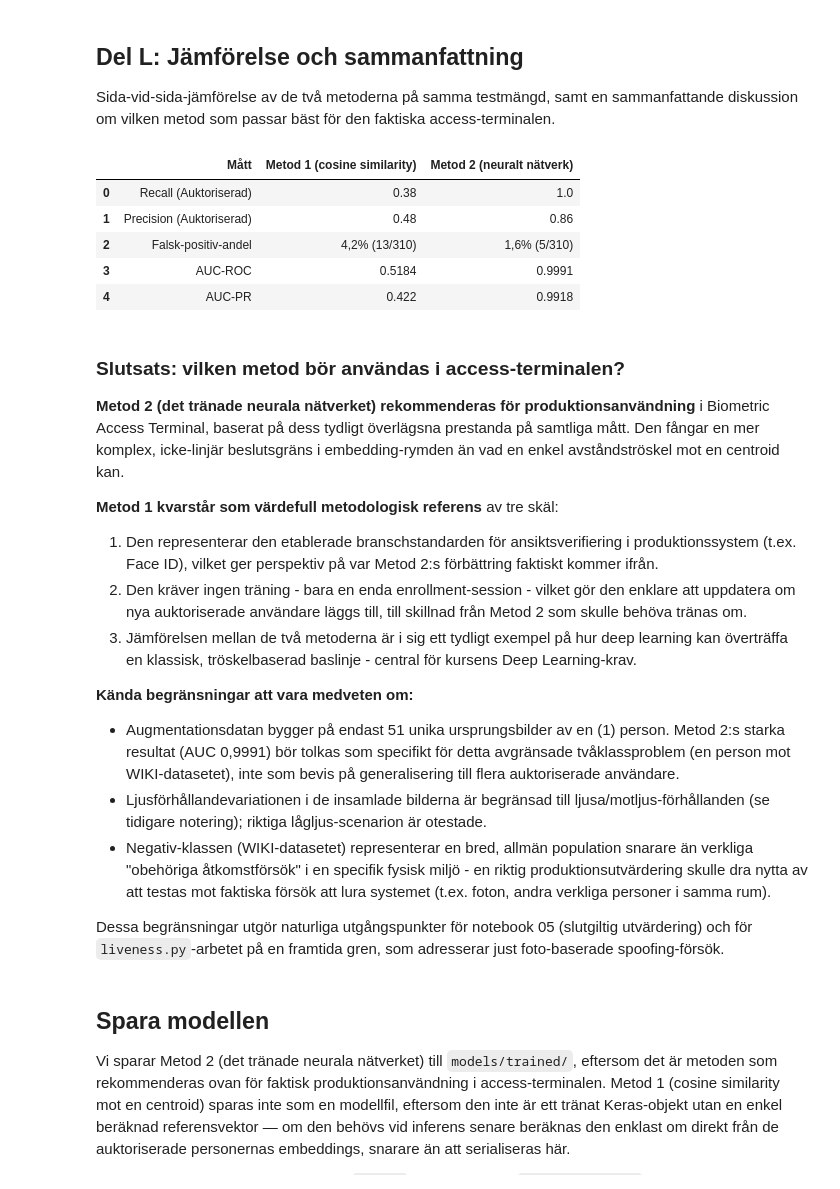
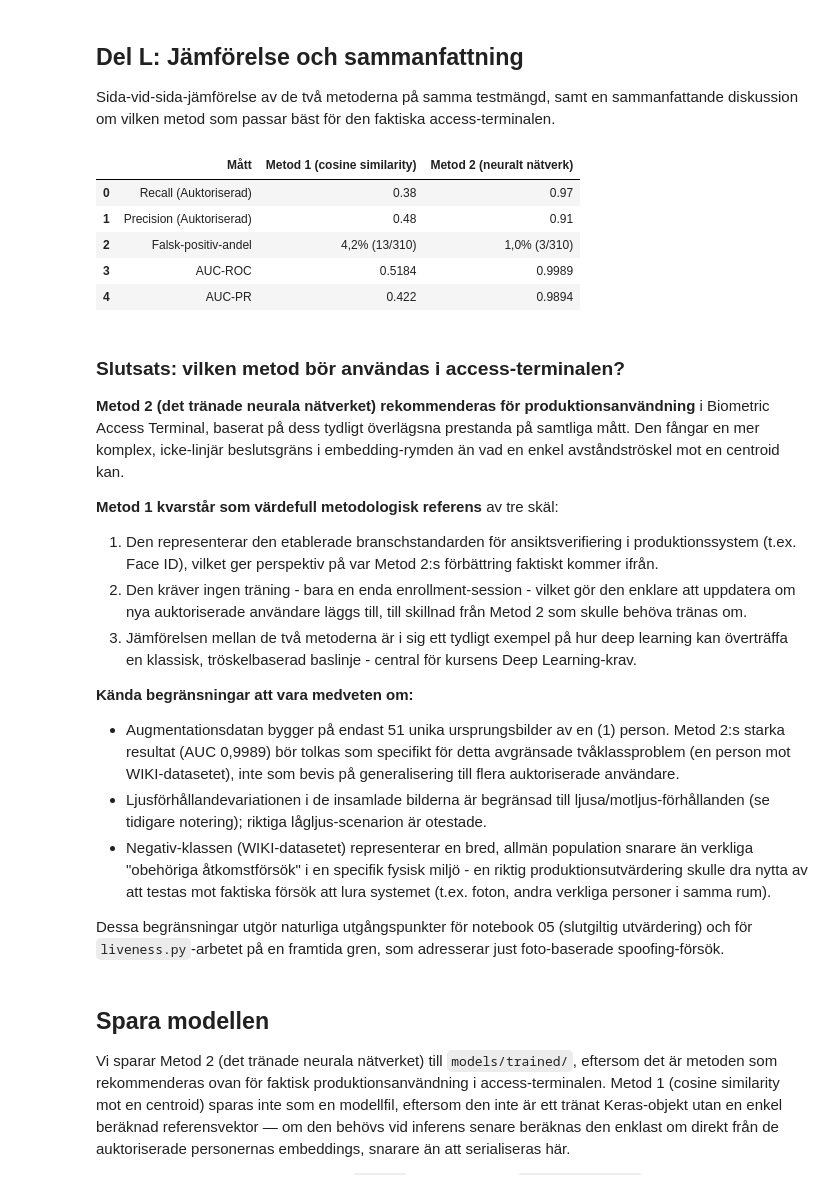
Before and after one commit to nicklasskoglund/biometric-access-terminal, a Jupyter notebook: notebooks/04_supervised_classification.ipynb, the cells around one changed output. Saved outputs shown, nothing was run; the diff lists cells and outputs as text; code cells hidden in the pictures.

```diff
--- a/notebooks/04_supervised_classification.ipynb
+++ b/notebooks/04_supervised_classification.ipynb
@@ -902,17 +1023,17 @@ access-terminalen.
 # %%
 comparison_df = pd.DataFrame({
     "Mått": ["Recall (Auktoriserad)", "Precision (Auktoriserad)", "Falsk-positiv-andel", "AUC-ROC", "AUC-PR"],
     "Metod 1 (cosine similarity)": [0.38, 0.48, "4,2% (13/310)", 0.5184, 0.4220],
-    "Metod 2 (neuralt nätverk)": [1.00, 0.86, "1,6% (5/310)", 0.9991, 0.9918],
+    "Metod 2 (neuralt nätverk)": [0.97, 0.91, "1,0% (3/310)", 0.9989, 0.9894],
 })
 comparison_df
 # %% [output]
 |  | Mått | Metod 1 (cosine similarity) | Metod 2 (neuralt nätverk) |
-| 0 | Recall (Auktoriserad) | 0.38 | 1.0 |
-| 1 | Precision (Auktoriserad) | 0.48 | 0.86 |
-| 2 | Falsk-positiv-andel | 4,2% (13/310) | 1,6% (5/310) |
-| 3 | AUC-ROC | 0.5184 | 0.9991 |
-| 4 | AUC-PR | 0.422 | 0.9918 |
+| 0 | Recall (Auktoriserad) | 0.38 | 0.97 |
+| 1 | Precision (Auktoriserad) | 0.48 | 0.91 |
+| 2 | Falsk-positiv-andel | 4,2% (13/310) | 1,0% (3/310) |
+| 3 | AUC-ROC | 0.5184 | 0.9989 |
+| 4 | AUC-PR | 0.422 | 0.9894 |
 # %% [markdown]
 ### Slutsats: vilken metod bör användas i access-terminalen?
 
@@ -934,7 +1055,7 @@ embedding-rymden än vad en enkel avståndströskel mot en centroid kan.
 
 **Kända begränsningar att vara medveten om:**
 - Augmentationsdatan bygger på endast 51 unika ursprungsbilder av en (1)
-  person. Metod 2:s starka resultat (AUC 0,9991) bör tolkas som specifikt
+  person. Metod 2:s starka resultat (AUC 0,9989) bör tolkas som specifikt
   för detta avgränsade tvåklassproblem (en person mot WIKI-datasetet), inte
   som bevis på generalisering till flera auktoriserade användare.
 - Ljusförhållandevariationen i de insamlade bilderna är begränsad till
```
Also changed, not shown: parts of 8 cells of this notebook.
